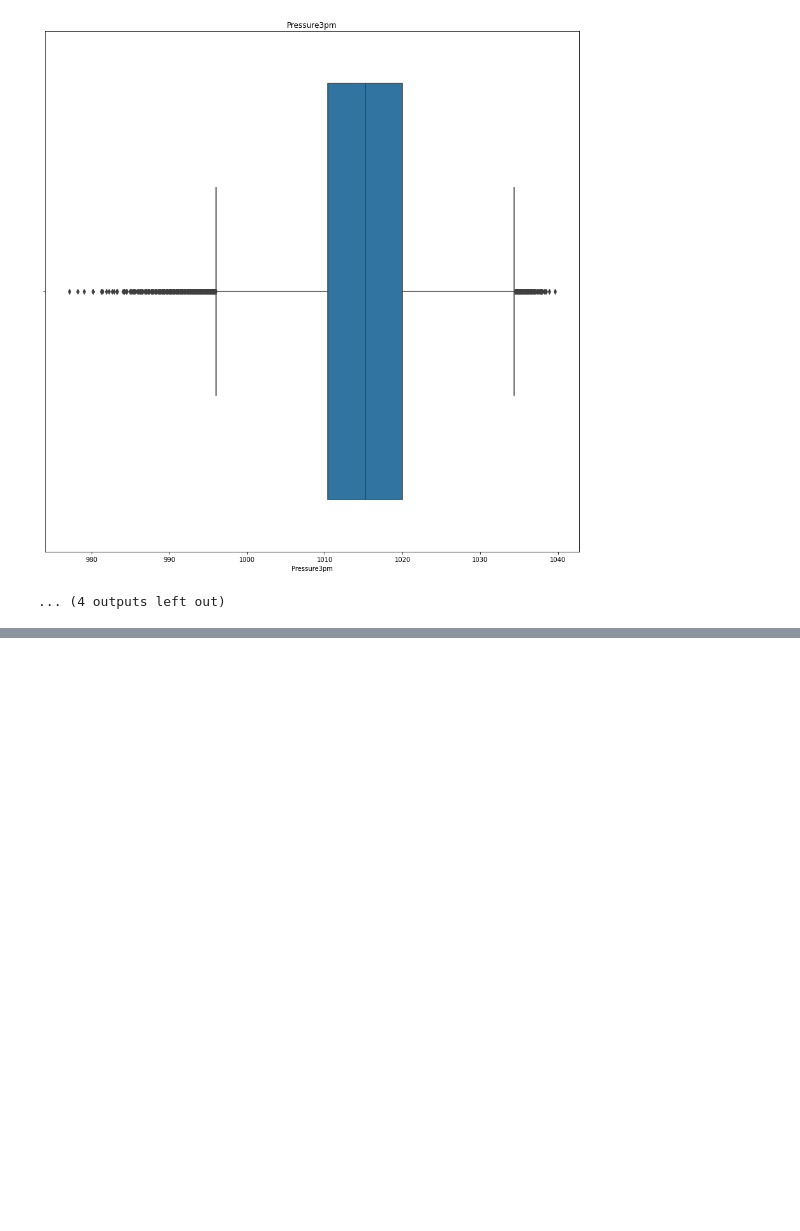
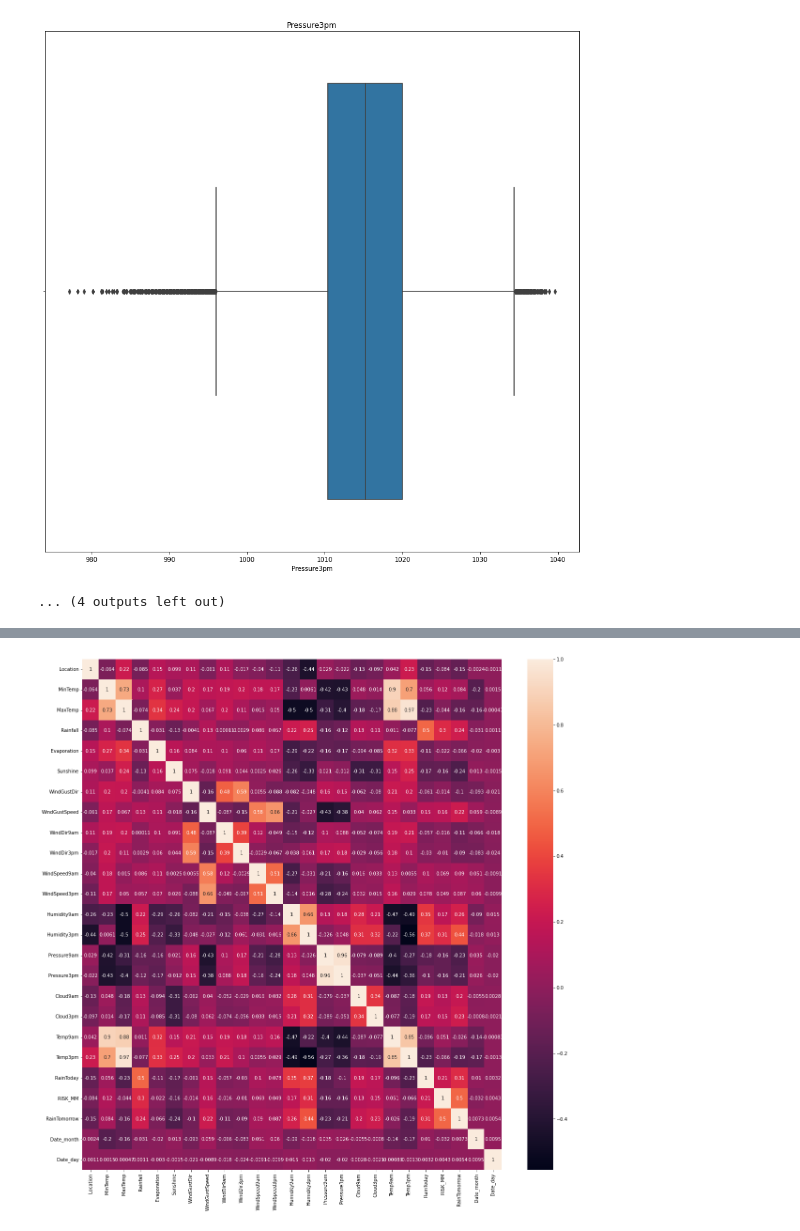
Before and after one commit to Riya2407/weather-analysis, a Jupyter notebook: weather_analysis.ipynb, the cells around one changed output, grey strips where cells are left out. Drawn from its saved outputs; the diff is of its cells as text; code cells hidden in the pictures; blank space fills up the shorter version.

```diff
--- a/weather_analysis.ipynb
+++ b/weather_analysis.ipynb
@@ -242,0 +261,4 @@ df.sample(10)
+# %%
+df["WindGustDir"] = df["WindGustDir"].fillna(df["WindGustDir"].value_counts().index[0])
+df["WindDir9am"] = df["WindDir9am"].fillna(df["WindDir9am"].value_counts().index[0])
+df["WindDir3pm"] = df["WindDir3pm"].fillna(df["WindDir3pm"].value_counts().index[0])
@@ -242,0 +346,17 @@ df.sample(10)
+# %%
+location = {'Portland':1, 'Cairns':2, 'Walpole':3, 'Dartmoor':4, 'MountGambier':5,
+       'NorfolkIsland':6, 'Albany':7, 'Witchcliffe':8, 'CoffsHarbour':9, 'Sydney':10,
+       'Darwin':11, 'MountGinini':12, 'NorahHead':13, 'Ballarat':14, 'GoldCoast':15,
+       'SydneyAirport':16, 'Hobart':17, 'Watsonia':18, 'Newcastle':19, 'Wollongong':20,
+       'Brisbane':21, 'Williamtown':22, 'Launceston':23, 'Adelaide':24, 'MelbourneAirport':25,
+       'Perth':26, 'Sale':27, 'Melbourne':28, 'Canberra':29, 'Albury':30, 'Penrith':31,
+       'Nuriootpa':32, 'BadgerysCreek':33, 'Tuggeranong':34, 'PerthAirport':35, 'Bendigo':36,
+       'Richmond':37, 'WaggaWagga':38, 'Townsville':39, 'PearceRAAF':40, 'SalmonGums':41,
+       'Moree':42, 'Cobar':43, 'Mildura':44, 'Katherine':45, 'AliceSprings':46, 'Nhil':47,
+       'Woomera':48, 'Uluru':49}
+df["Location"] = df["Location"].map(location)
+# %%
+df["Date"] = pd.to_datetime(df["Date"], format = "%Y-%m-%dT", errors = "coerce")
+# %%
+df["Date_month"] = df["Date"].dt.month
+df["Date_day"] = df["Date"].dt.day
@@ -242,0 +379,7 @@ df.sample(10)
+# %%
+corrmat = df.corr()
+plt.figure(figsize=(20,20))
+#plot heat map
+g=sns.heatmap(corrmat,annot=True)
+# %% [output]
+[figure, added]
```
Also changed, not shown: parts of 58 cells of this notebook.
